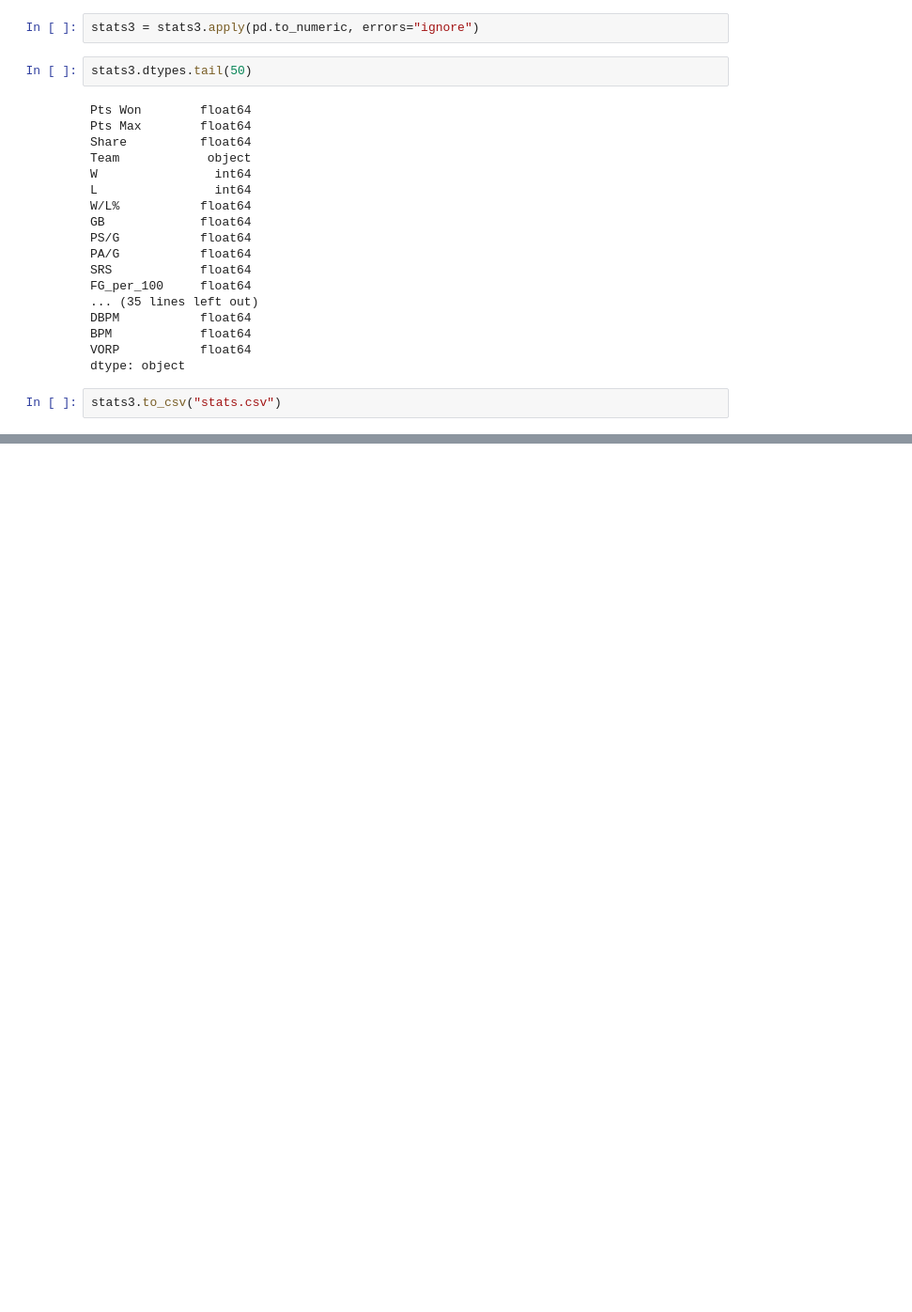
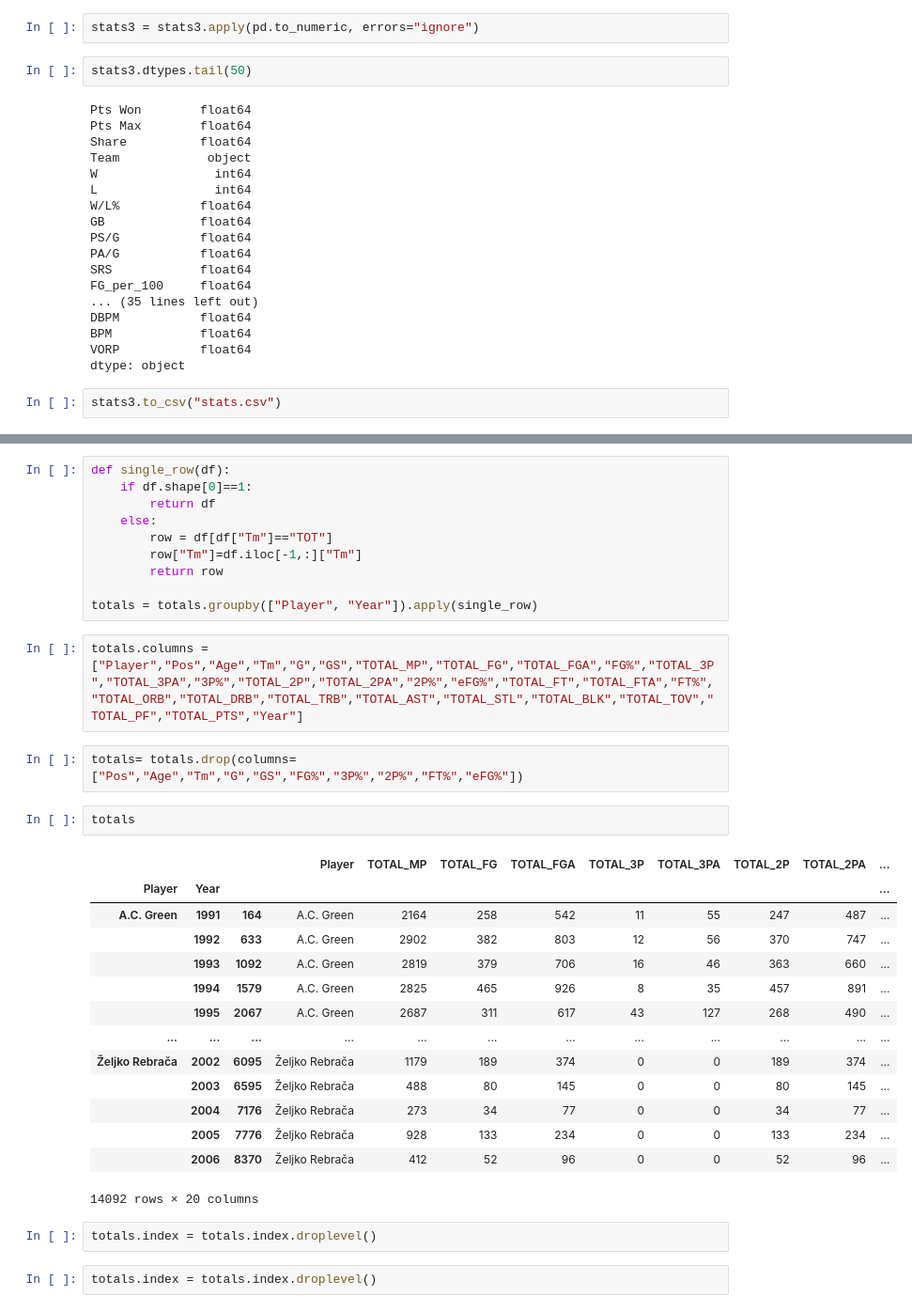
Before and after one commit to CillianByrne99/Multi-Output-Regression-NBA-Player-Performance-Prediction, a Jupyter notebook: data_cleaning.ipynb, the cells around one changed output, grey strips where cells are left out. Shown at 94% size. Cells and saved outputs as stored; diff of their text form; blank space fills up the shorter version.

```diff
--- a/data_cleaning.ipynb
+++ b/data_cleaning.ipynb
@@ -740,0 +776,35 @@ stats3.to_csv("stats.csv")
+# %%
+def single_row(df):
+    if df.shape[0]==1:
+        return df
+    else:
+        row = df[df["Tm"]=="TOT"]
+        row["Tm"]=df.iloc[-1,:]["Tm"]
+        return row
+
+totals = totals.groupby(["Player", "Year"]).apply(single_row)
+# %%
+totals.columns = ["Player","Pos","Age","Tm","G","GS","TOTAL_MP","TOTAL_FG","TOTAL_FGA","FG%","TOTAL_3P","TOTAL_3PA","3P%","TOTAL_2P","TOTAL_2PA","2P%","eFG%","TOTAL_FT","TOTAL_FTA","FT%","TOTAL_ORB","TOTAL_DRB","TOTAL_TRB","TOTAL_AST","TOTAL_STL","TOTAL_BLK","TOTAL_TOV","TOTAL_PF","TOTAL_PTS","Year"]
+# %%
+totals= totals.drop(columns=["Pos","Age","Tm","G","GS","FG%","3P%","2P%","FT%","eFG%"])
+# %%
+totals
+# %% [output]
+|  |  |  | Player | TOTAL_MP | TOTAL_FG | TOTAL_FGA | TOTAL_3P | TOTAL_3PA | TOTAL_2P | TOTAL_2PA | ... |
+| Player | Year |  |  |  |  |  |  |  |  |  | ... |
+| A.C. Green | 1991 | 164 | A.C. Green | 2164 | 258 | 542 | 11 | 55 | 247 | 487 | ... |
+|  | 1992 | 633 | A.C. Green | 2902 | 382 | 803 | 12 | 56 | 370 | 747 | ... |
+|  | 1993 | 1092 | A.C. Green | 2819 | 379 | 706 | 16 | 46 | 363 | 660 | ... |
+|  | 1994 | 1579 | A.C. Green | 2825 | 465 | 926 | 8 | 35 | 457 | 891 | ... |
+|  | 1995 | 2067 | A.C. Green | 2687 | 311 | 617 | 43 | 127 | 268 | 490 | ... |
+| ... | ... | ... | ... | ... | ... | ... | ... | ... | ... | ... | ... |
+| Željko Rebrača | 2002 | 6095 | Željko Rebrača | 1179 | 189 | 374 | 0 | 0 | 189 | 374 | ... |
+|  | 2003 | 6595 | Željko Rebrača | 488 | 80 | 145 | 0 | 0 | 80 | 145 | ... |
+|  | 2004 | 7176 | Željko Rebrača | 273 | 34 | 77 | 0 | 0 | 34 | 77 | ... |
+|  | 2005 | 7776 | Željko Rebrača | 928 | 133 | 234 | 0 | 0 | 133 | 234 | ... |
+|  | 2006 | 8370 | Željko Rebrača | 412 | 52 | 96 | 0 | 0 | 52 | 96 | ... |
+14092 rows × 20 columns
+# %%
+totals.index = totals.index.droplevel()
+# %%
+totals.index = totals.index.droplevel()
```
Also changed, not shown: parts of 17 cells of this notebook, 39 other files.
